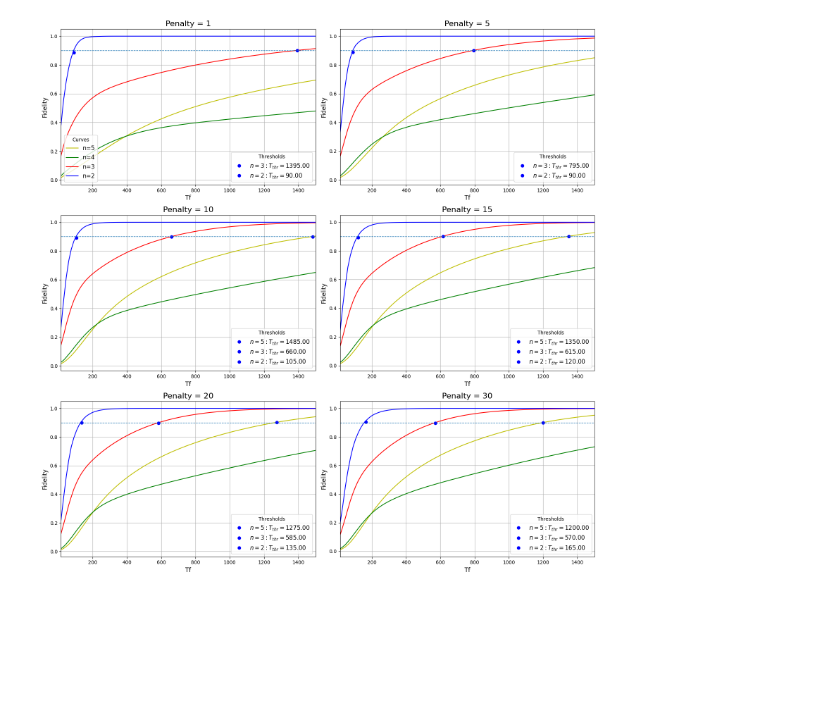
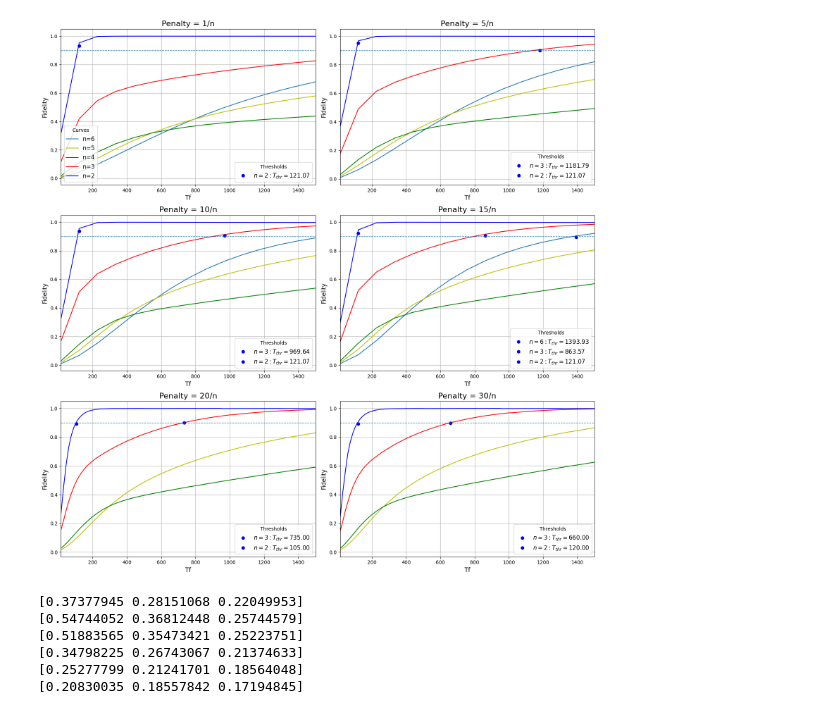
Before and after one commit to Secretmud/zermelos-navigation-problem, a Jupyter notebook: src/Plots.ipynb, the cells around one changed output. Saved outputs shown, nothing was run; the diff lists cells and outputs as text; code cells hidden in the pictures; blank space fills up the shorter version.

Commit message:
Updated data and script

```diff
--- a/src/Plots.ipynb
+++ b/src/Plots.ipynb
@@ -7,7 +7,7 @@ import numpy as np
 import ast
 import pathlib
 
-p = pathlib.Path("data/fidelities/")
+p = pathlib.Path("data/testing/fidelities/")
 
 threshold = 0.9
 
@@ -95,32 +95,44 @@ for ax, file_name in zip(axes, files):
             ax.plot(ts[px]- dx/2, arr[px] - dx/2, "bo")
             # create a handle for legend with value
             handle = Line2D([], [], marker='o', linestyle='None', color='blue',
                             label=rf"$n={key}: T_{{thr}}={ts[px]:.2f}$")
             threshold_handles.append(handle)
 
-    ax.set_title(f"Penalty = {meta.penalty}", fontsize=16)
+    ax.set_title(f"Penalty = {meta.penalty}/n", fontsize=16)
     ax.axhline(0.9, linestyle="--", linewidth=1)
     ax.set_xlabel("Tf", fontsize=12)
     ax.set_xlim(T_0, T_f)
     ax.set_ylabel("Fidelity", fontsize=12)
     ax.grid(True)
 
     leg1 = ax.legend(title="Curves", loc="lower left", fontsize=12)
 
     # Legend 2: threshold points
     if threshold_handles:  # only if there are thresholds
         leg2 = ax.legend(handles=threshold_handles, title="Thresholds",
                          loc="lower right", fontsize=12)
         if first:
             ax.add_artist(leg1)  # keep first legend
             first = False
 
 # Hide unused subplots
 for ax in axes[len(files):]:
     ax.axis("off")
 
 plt.tight_layout()
 plt.savefig(f"all_plots_{nrows}x{ncols}.pdf")
 plt.show()
 # %% [output]
-[figure, old version]
+[figure, new version]
+# %%
+from lib.time import ntime
+N = 6
+for k in range(N):
+        print(ntime(k, N))
+# %% [output]
+[0.37377945 0.28151068 0.22049953]
+[0.54744052 0.36812448 0.25744579]
+[0.51883565 0.35473421 0.25223751]
+[0.34798225 0.26743067 0.21374633]
+[0.25277799 0.21241701 0.18564048]
+[0.20830035 0.18557842 0.17194845]
```
Also changed, not shown: 25 other files.
